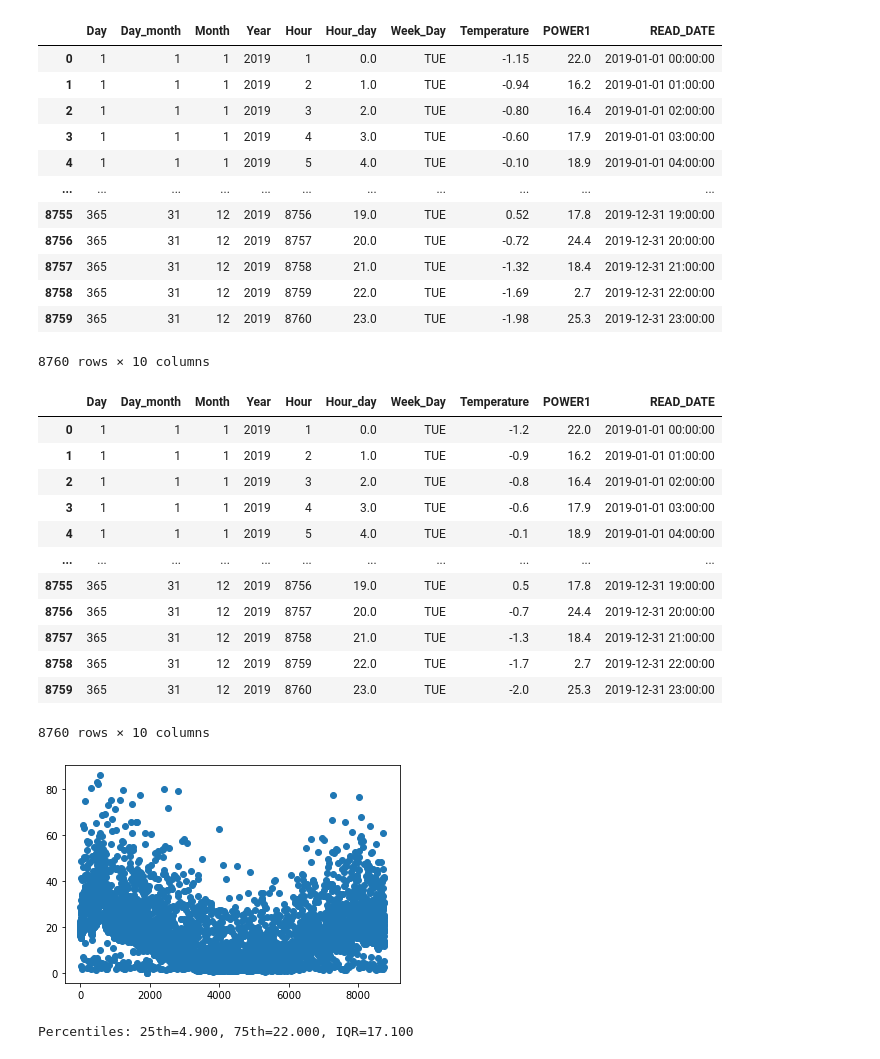
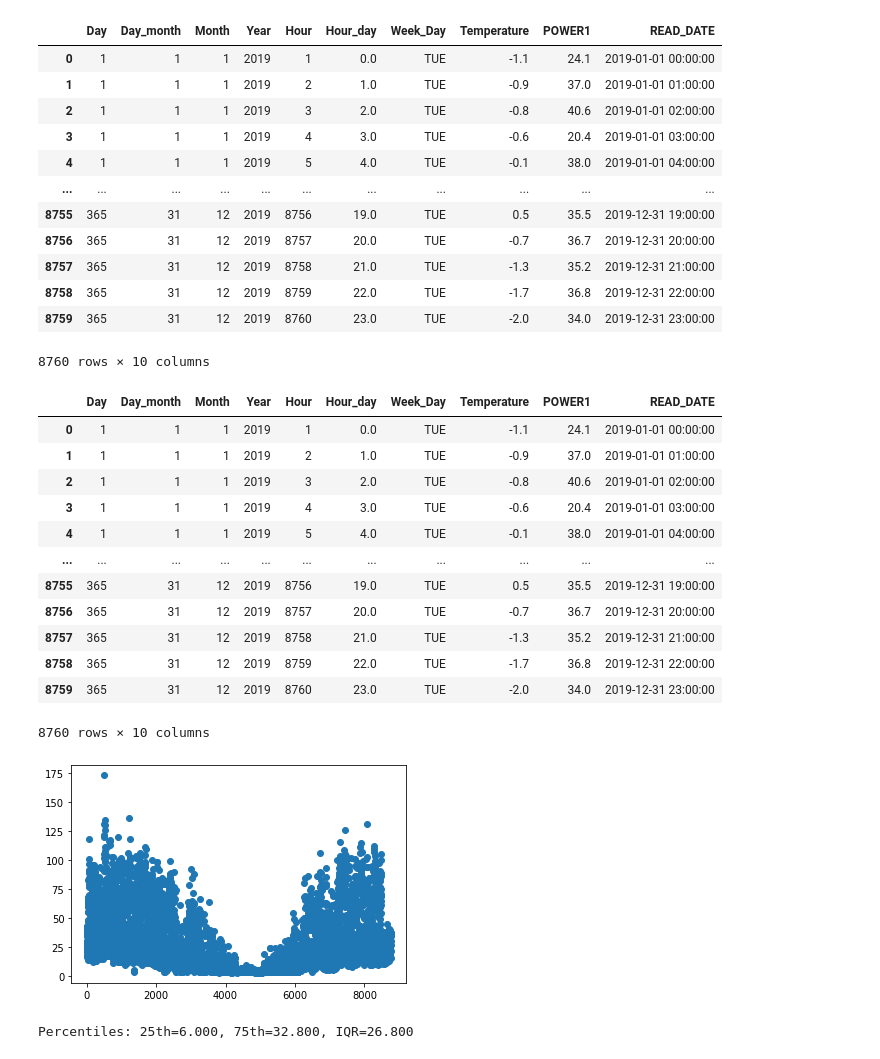
Before and after one commit to hajri94/Predictive-Model-for-Heat-Load-in-Buildings-Connected-to-District-Heating-Network, a Jupyter notebook: data_pre_processing.ipynb, the cells around one changed output. Cells and saved outputs as stored; diff of their text form; code cells hidden in the pictures.

```diff
--- a/data_pre_processing.ipynb
+++ b/data_pre_processing.ipynb
@@ -15,25 +15,29 @@ Saving 11780C.xlsx to 11780C.xlsx
 # %%
 import io
-df = pd.read_excel(io.BytesIO(uploaded['11780C.xlsx']))
-df=df.round(2)
+df = pd.read_excel(io.BytesIO(uploaded['10949C.xlsx']))
+# we round the value to decimal
+df=df.round(1)
+# replace the zeros with NaN
 df[df==0] = np.nan
+# fill the NaN with zero in the Hour_day column
 df['Hour_day']=df['Hour_day'].fillna(0)
 df
 # %% [output]
 |  | Day | Day_month | Month | Year | Hour | Hour_day | Week_Day | Temperature | POWER1 | READ_DATE |
-| 0 | 1 | 1 | 1 | 2019 | 1 | 0.0 | TUE | -1.15 | 22.0 | 2019-01-01 00:00:00 |
-| 1 | 1 | 1 | 1 | 2019 | 2 | 1.0 | TUE | -0.94 | 16.2 | 2019-01-01 01:00:00 |
-| 2 | 1 | 1 | 1 | 2019 | 3 | 2.0 | TUE | -0.80 | 16.4 | 2019-01-01 02:00:00 |
-| 3 | 1 | 1 | 1 | 2019 | 4 | 3.0 | TUE | -0.60 | 17.9 | 2019-01-01 03:00:00 |
-| 4 | 1 | 1 | 1 | 2019 | 5 | 4.0 | TUE | -0.10 | 18.9 | 2019-01-01 04:00:00 |
+| 0 | 1 | 1 | 1 | 2019 | 1 | 0.0 | TUE | -1.1 | 24.1 | 2019-01-01 00:00:00 |
+| 1 | 1 | 1 | 1 | 2019 | 2 | 1.0 | TUE | -0.9 | 37.0 | 2019-01-01 01:00:00 |
+| 2 | 1 | 1 | 1 | 2019 | 3 | 2.0 | TUE | -0.8 | 40.6 | 2019-01-01 02:00:00 |
+| 3 | 1 | 1 | 1 | 2019 | 4 | 3.0 | TUE | -0.6 | 20.4 | 2019-01-01 03:00:00 |
+| 4 | 1 | 1 | 1 | 2019 | 5 | 4.0 | TUE | -0.1 | 38.0 | 2019-01-01 04:00:00 |
 | ... | ... | ... | ... | ... | ... | ... | ... | ... | ... | ... |
-| 8755 | 365 | 31 | 12 | 2019 | 8756 | 19.0 | TUE | 0.52 | 17.8 | 2019-12-31 19:00:00 |
-| 8756 | 365 | 31 | 12 | 2019 | 8757 | 20.0 | TUE | -0.72 | 24.4 | 2019-12-31 20:00:00 |
-| 8757 | 365 | 31 | 12 | 2019 | 8758 | 21.0 | TUE | -1.32 | 18.4 | 2019-12-31 21:00:00 |
-| 8758 | 365 | 31 | 12 | 2019 | 8759 | 22.0 | TUE | -1.69 | 2.7 | 2019-12-31 22:00:00 |
-| 8759 | 365 | 31 | 12 | 2019 | 8760 | 23.0 | TUE | -1.98 | 25.3 | 2019-12-31 23:00:00 |
+| 8755 | 365 | 31 | 12 | 2019 | 8756 | 19.0 | TUE | 0.5 | 35.5 | 2019-12-31 19:00:00 |
+| 8756 | 365 | 31 | 12 | 2019 | 8757 | 20.0 | TUE | -0.7 | 36.7 | 2019-12-31 20:00:00 |
+| 8757 | 365 | 31 | 12 | 2019 | 8758 | 21.0 | TUE | -1.3 | 35.2 | 2019-12-31 21:00:00 |
+| 8758 | 365 | 31 | 12 | 2019 | 8759 | 22.0 | TUE | -1.7 | 36.8 | 2019-12-31 22:00:00 |
+| 8759 | 365 | 31 | 12 | 2019 | 8760 | 23.0 | TUE | -2.0 | 34.0 | 2019-12-31 23:00:00 |
 8760 rows × 10 columns
 # %%
+#Filling  the missing values in energy consumption  by the average values from the same hour,taken from rest of the data
 for date in df[df.isna().any(axis=1)].READ_DATE:
    df[df.READ_DATE == date] = df[df.READ_DATE == date].fillna\
                                                    (df[(df.READ_DATE.dt.hour == date.hour)].mean())
@@ -41,30 +45,31 @@ df=df.round(1)
 df
 # %% [output]
 |  | Day | Day_month | Month | Year | Hour | Hour_day | Week_Day | Temperature | POWER1 | READ_DATE |
-| 0 | 1 | 1 | 1 | 2019 | 1 | 0.0 | TUE | -1.2 | 22.0 | 2019-01-01 00:00:00 |
-| 1 | 1 | 1 | 1 | 2019 | 2 | 1.0 | TUE | -0.9 | 16.2 | 2019-01-01 01:00:00 |
-| 2 | 1 | 1 | 1 | 2019 | 3 | 2.0 | TUE | -0.8 | 16.4 | 2019-01-01 02:00:00 |
-| 3 | 1 | 1 | 1 | 2019 | 4 | 3.0 | TUE | -0.6 | 17.9 | 2019-01-01 03:00:00 |
-| 4 | 1 | 1 | 1 | 2019 | 5 | 4.0 | TUE | -0.1 | 18.9 | 2019-01-01 04:00:00 |
+| 0 | 1 | 1 | 1 | 2019 | 1 | 0.0 | TUE | -1.1 | 24.1 | 2019-01-01 00:00:00 |
+| 1 | 1 | 1 | 1 | 2019 | 2 | 1.0 | TUE | -0.9 | 37.0 | 2019-01-01 01:00:00 |
+| 2 | 1 | 1 | 1 | 2019 | 3 | 2.0 | TUE | -0.8 | 40.6 | 2019-01-01 02:00:00 |
+| 3 | 1 | 1 | 1 | 2019 | 4 | 3.0 | TUE | -0.6 | 20.4 | 2019-01-01 03:00:00 |
+| 4 | 1 | 1 | 1 | 2019 | 5 | 4.0 | TUE | -0.1 | 38.0 | 2019-01-01 04:00:00 |
 | ... | ... | ... | ... | ... | ... | ... | ... | ... | ... | ... |
-| 8755 | 365 | 31 | 12 | 2019 | 8756 | 19.0 | TUE | 0.5 | 17.8 | 2019-12-31 19:00:00 |
-| 8756 | 365 | 31 | 12 | 2019 | 8757 | 20.0 | TUE | -0.7 | 24.4 | 2019-12-31 20:00:00 |
-| 8757 | 365 | 31 | 12 | 2019 | 8758 | 21.0 | TUE | -1.3 | 18.4 | 2019-12-31 21:00:00 |
-| 8758 | 365 | 31 | 12 | 2019 | 8759 | 22.0 | TUE | -1.7 | 2.7 | 2019-12-31 22:00:00 |
-| 8759 | 365 | 31 | 12 | 2019 | 8760 | 23.0 | TUE | -2.0 | 25.3 | 2019-12-31 23:00:00 |
+| 8755 | 365 | 31 | 12 | 2019 | 8756 | 19.0 | TUE | 0.5 | 35.5 | 2019-12-31 19:00:00 |
+| 8756 | 365 | 31 | 12 | 2019 | 8757 | 20.0 | TUE | -0.7 | 36.7 | 2019-12-31 20:00:00 |
+| 8757 | 365 | 31 | 12 | 2019 | 8758 | 21.0 | TUE | -1.3 | 35.2 | 2019-12-31 21:00:00 |
+| 8758 | 365 | 31 | 12 | 2019 | 8759 | 22.0 | TUE | -1.7 | 36.8 | 2019-12-31 22:00:00 |
+| 8759 | 365 | 31 | 12 | 2019 | 8760 | 23.0 | TUE | -2.0 | 34.0 | 2019-12-31 23:00:00 |
 8760 rows × 10 columns
 # %%
+# We plot the power value vs the number of Hour.
 plt.scatter(df['Hour'], df['POWER1'])
 plt.show()
 # %% [output]
-[figure, old version]
+[figure, new version]
 # %%
 # We calculate the interquartile range
 q25, q75 = percentile(df['POWER1'], 25), percentile(df['POWER1'], 75)
 iqr = q75 - q25
 print('Percentiles: 25th=%.3f, 75th=%.3f, IQR=%.3f' % (q25, q75, iqr))
 # %% [output]
-Percentiles: 25th=4.900, 75th=22.000, IQR=17.100
+Percentiles: 25th=6.000, 75th=32.800, IQR=26.800
 # %%
 # we set the limits (upper and lower )
 cut_off = iqr * 1.5
```
Also changed, not shown: parts of 4 cells of this notebook.
